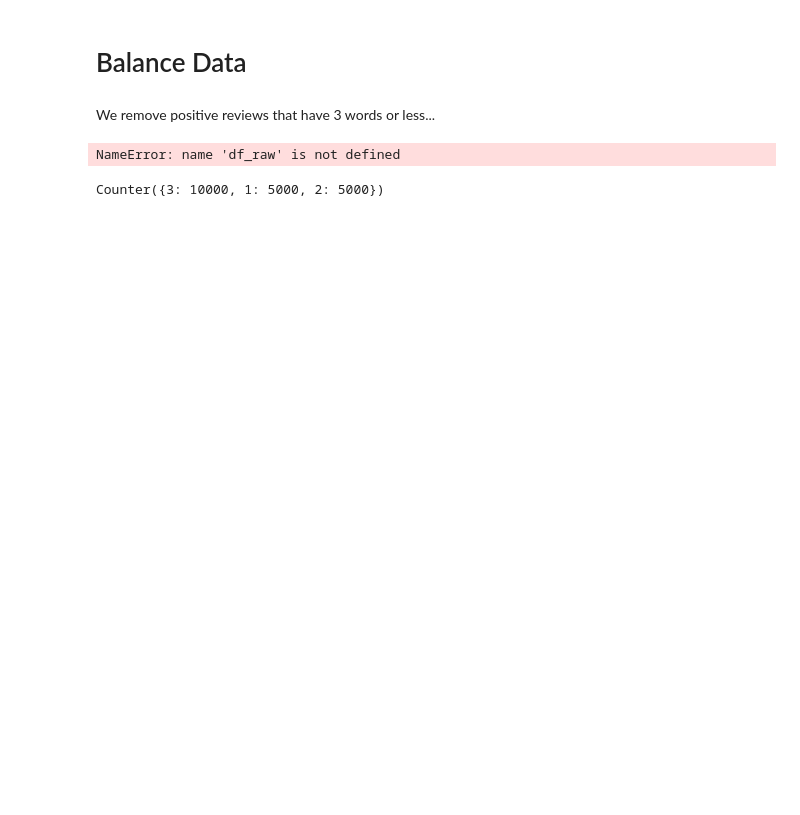
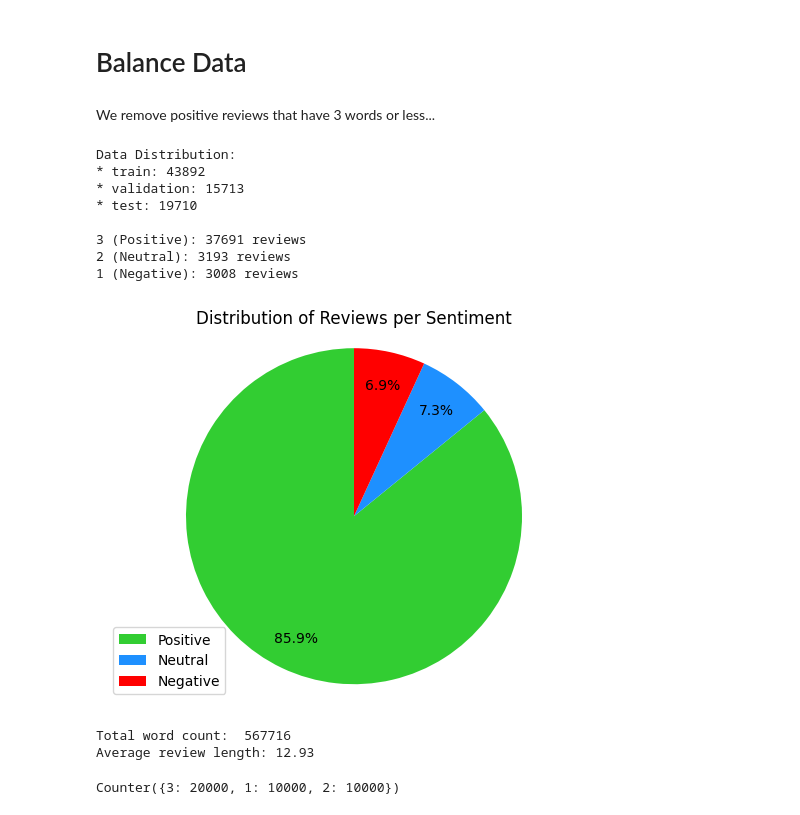
Before and after one commit to ekinfergan/Thesis_Jupyter_Final, a Jupyter notebook: src/preprocessing/processor.ipynb, the cells around one changed output. Drawn from its saved outputs; the diff is of its cells as text; code cells hidden in the pictures; blank space fills up the shorter version.

```diff
--- a/src/preprocessing/processor.ipynb
+++ b/src/preprocessing/processor.ipynb
@@ -583,12 +581,41 @@ df = df[condition]
-# %%
-print(f"Dataset length reduced from {df_raw.shape[0]} to {df.shape[0]}.")
-# %% [output]
-NameError: name 'df_raw' is not defined
+# %%
+pd.set_option('display.max_rows', None)
+pd.set_option('display.max_colwidth', 50)
+
+def remove_pos_under_3(x_train, y_train):
+    df_train = merge_data(x_train, y_train)
+
+    df_train['word_counts'] = df_train['x'].apply(lambda x: len(x.split()))
+
+    # Filter rows based on the condition
+    df_train = df_train[(df_train['word_counts'] > 3) | (df_train['y'] != 3)]
+
+    # Split the DataFrame back into x_train and y_train
+    x_train_filtered = df_train['x']
+    y_train_filtered = df_train['y']
+
+    return x_train_filtered, y_train_filtered
+
+x_train, y_train = remove_pos_under_3(x_train, y_train)
+print("Data Distribution:\n* train: {}\n* validation: {}\n* test: {}\n".format(len(x_train), len(x_val), len(x_test)))
+analyse_data(x_train, y_train)
+# %% [output]
+Data Distribution:
+* train: 43892
+* validation: 15713
+* test: 19710
+
+3 (Positive): 37691 reviews
+2 (Neutral): 3193 reviews
+1 (Negative): 3008 reviews
+[figure, added]
+Total word count:  567716
+Average review length: 12.93
 # %%
 # The "strategy" parameter can take a dict, callable, or str as input
 # You might need to adjust these parameters according to the distribution of your classes
-over_strategy = {1: 5000, 2: 5000} # Over-sample minority classes 10000
-under_strategy = {3: 10000} # Under-sample majority classes 40000
+over_strategy = {1: 10000, 2: 10000} # Over-sample minority classes 10000
+under_strategy = {3: 20000} # Under-sample majority classes 40000
 
 # Define pipeline
 over = RandomOverSampler(sampling_strategy=over_strategy)
@@ -605,7 +632,7 @@ print(counter)
 x_train = x_balanced.copy()
 y_train = y_balanced.copy()
 # %% [output]
-Counter({3: 10000, 1: 5000, 2: 5000})
+Counter({3: 20000, 1: 10000, 2: 10000})
 # %%
 print(x_train.shape, y_train.shape)
 print(x_train[:5])
```
Also changed, not shown: parts of 24 cells of this notebook, 4 other files.
